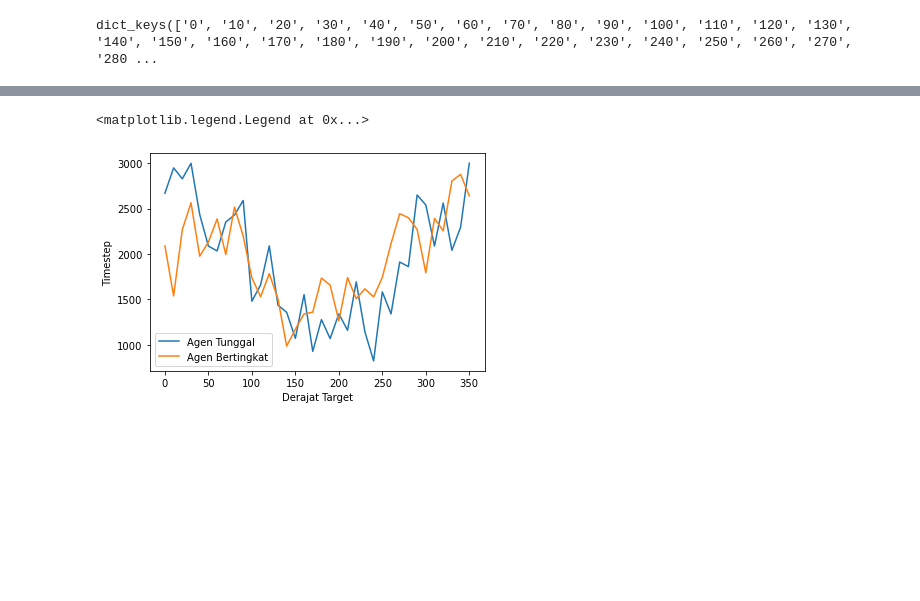
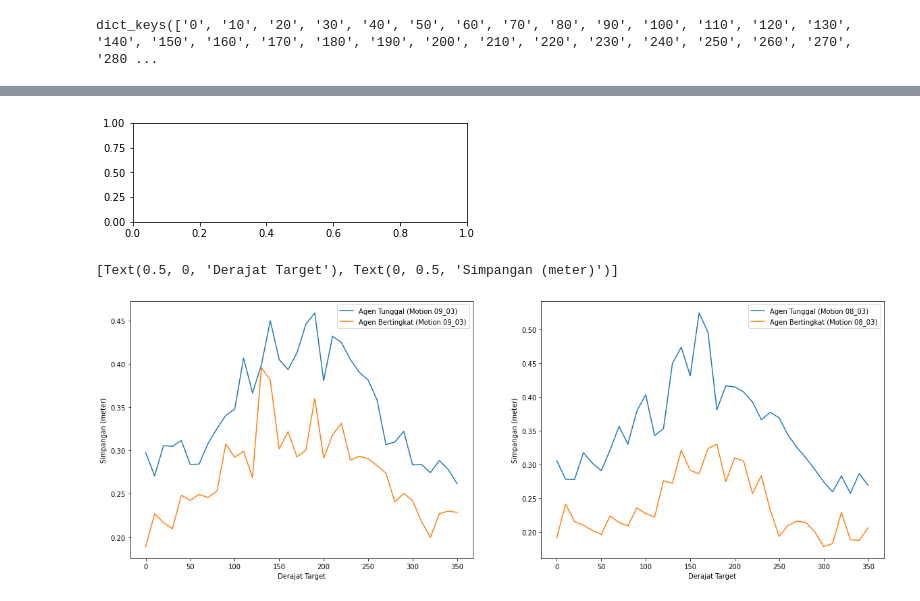
Before and after one commit to AdityaPutraS/Imitation-Learning-RL, a Jupyter notebook: Visualization.ipynb, the cells around one changed output, grey strips where cells are left out. Cells and saved outputs as stored; diff of their text form; code cells hidden in the pictures; blank space fills up the shorter version.

```diff
--- a/Visualization.ipynb
+++ b/Visualization.ipynb
@@ -98,9 +94,0 @@ plt.legend(["Agen Tunggal", "Agen Bertingkat", "Agen Bertingkat 1"])
-# %%
-plt.plot(x_data, timestep_mean)
-plt.plot(x_data, timestep_mean_hier)
-plt.xlabel('Derajat Target')
-plt.ylabel('Timestep')
-plt.legend(["Agen Tunggal", "Agen Bertingkat"])
-# %% [output]
-<matplotlib.legend.Legend at 0x...>
-[figure, removed]
@@ -106,0 +98,21 @@ plt.legend(["Agen Tunggal", "Agen Bertingkat"])
+# %%
+a = plt.subplot(2, 1, 1)
+# %% [output]
+[figure, added]
+# %%
+x_data = [10 * x for x in range(36)]
+fig, (ax1, ax2) = plt.subplots(1, 2, figsize=(20, 7))
+
+ax1.plot(x_data, calc_mean(data_run_low, 'drift'))
+ax1.plot(x_data, calc_mean(data_run_hier, 'drift'))
+ax2.plot(x_data, calc_mean(data_walk_low, 'drift'))
+ax2.plot(x_data, calc_mean(data_walk_hier, 'drift'))
+
+ax1.legend(["Agen Tunggal (Motion 09_03)", "Agen Bertingkat (Motion 09_03)"])
+ax2.legend(["Agen Tunggal (Motion 08_03)", "Agen Bertingkat (Motion 08_03)"])
+
+ax1.set(xlabel='Derajat Target', ylabel='Simpangan (meter)')
+ax2.set(xlabel='Derajat Target', ylabel='Simpangan (meter)')
+# %% [output]
+[Text(0.5, 0, 'Derajat Target'), Text(0, 0.5, 'Simpangan (meter)')]
+[figure, added]
```
Also changed, not shown: parts of 9 cells of this notebook, 13 other files.
